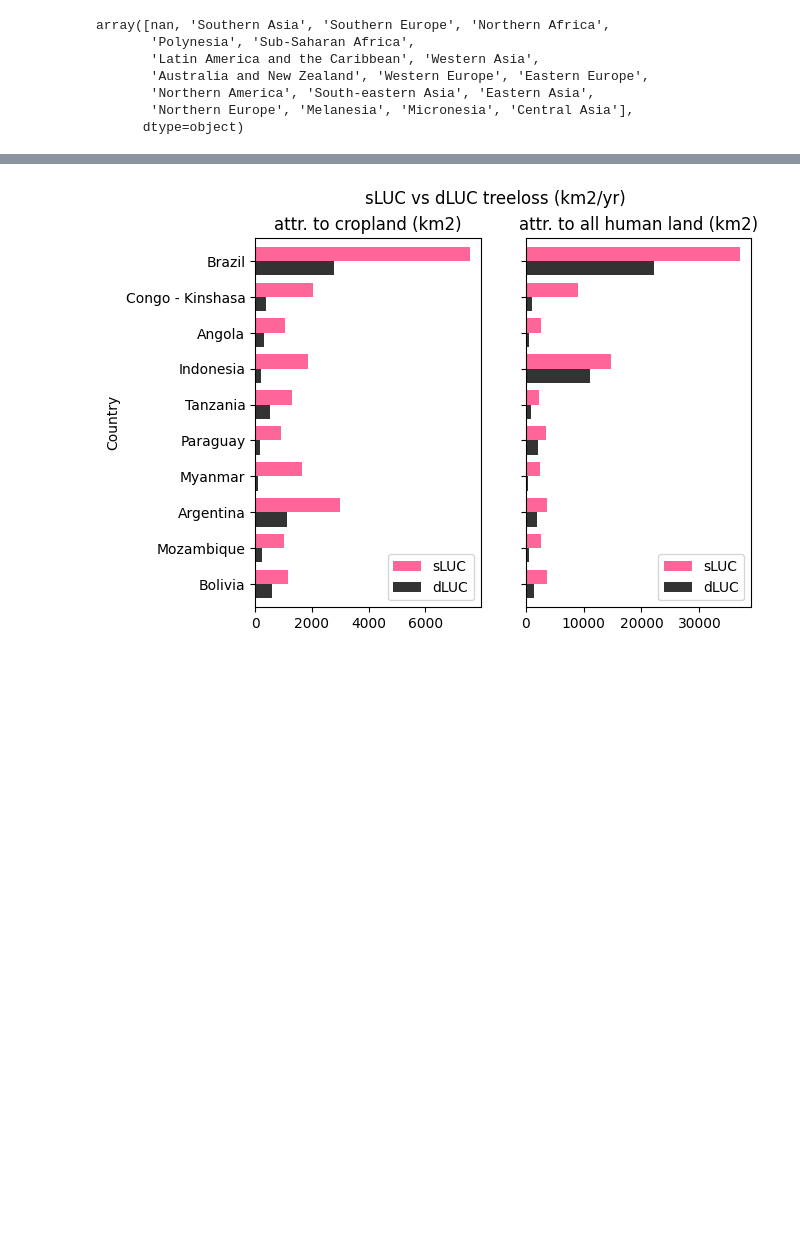
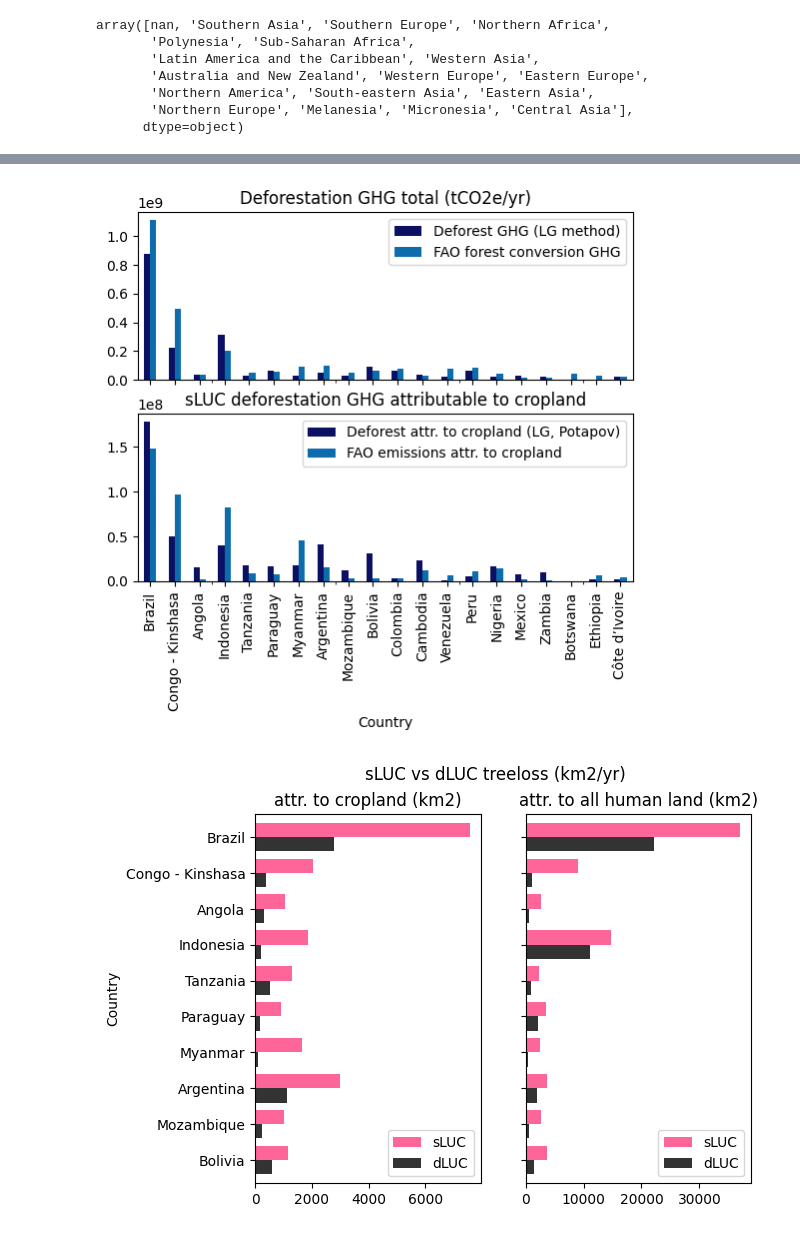
Before and after one commit to Vizzuality/lg-landscape-indicators-processing, a Jupyter notebook: notebooks/country_comparison_charts.ipynb, the cells around one changed output, grey strips where cells are left out. Saved outputs shown, nothing was run; the diff lists cells and outputs as text; code cells hidden in the pictures; blank space fills up the shorter version.

```diff
--- a/notebooks/country_comparison_charts.ipynb
+++ b/notebooks/country_comparison_charts.ipynb
@@ -280,3 +286,30 @@ fig.show()
+# %%
+# Comparison of sLUC
+c = ["#0c1063", "#0d6cac"]
+
+fig, axs = plt.subplots(2, 1, sharex=True)
+title = "Deforestation GHG total (tCO2e/yr)"
+cols = {
+    "country_name": "Country",
+    "deforest_carbon": "Deforest GHG (LG method)",
+    "fao_emissions": "FAO forest conversion GHG",
+}
+all_stats_trop.sort_values(SORT_COL, ascending=False).head(N).filter(cols.keys()).rename(
+    columns=cols
+).plot.bar(x="Country", title=title, color=c, ax=axs[0])
+
+title = "sLUC deforestation GHG attributable to cropland"
+cols = {
+    "country_name": "Country",
+    "sluc_deforest_carbon_cropland": "Deforest attr. to cropland (LG, Potapov)",
+    "sluc_emissions_fao_cropland": "FAO emissions attr. to cropland",
+}
+all_stats_trop.sort_values(SORT_COL, ascending=False).head(N).filter(cols.keys()).rename(
+    columns=cols
+).plot.bar(x="Country", title=title, color=c, ax=axs[1])
+fig.show()
+# %% [output]
+[figure, added]
 # %%
 # dLUC
 c = ["#fe6598", "#333333"]
```
Also changed, not shown: parts of 14 cells of this notebook, 2 other files.
